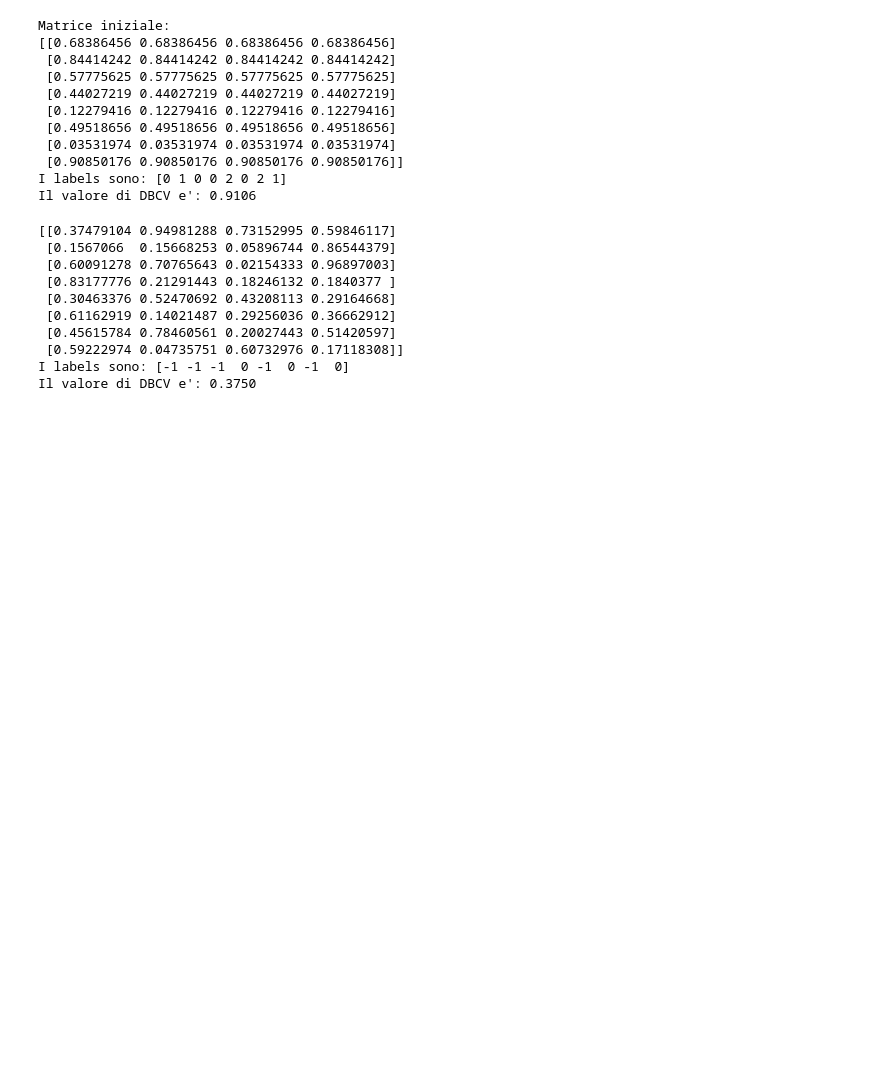
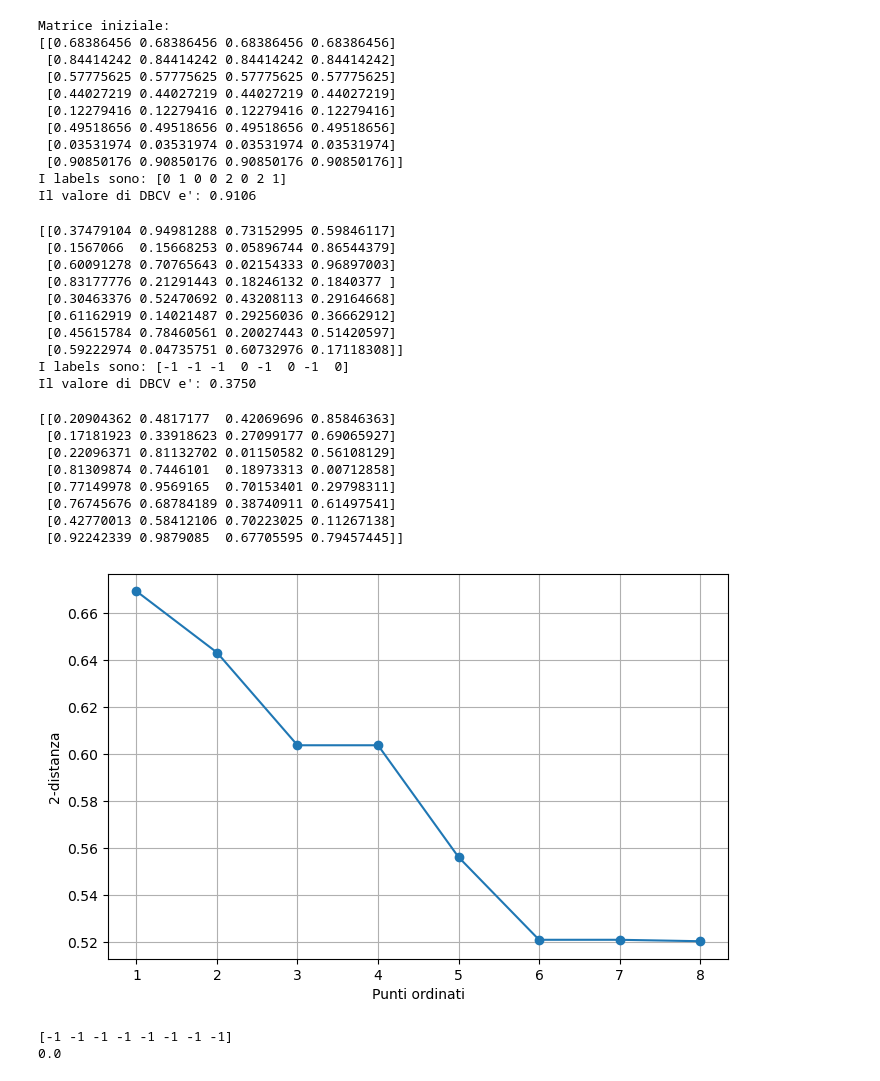
Before and after one commit to ArocchiDS/dbscan-clustering-ehr-data, a Jupyter notebook: DBSCAN_DATI_ARTIFICIALI.ipynb, the cells around one changed output. Cells and saved outputs as stored; diff of their text form; code cells hidden in the pictures; blank space fills up the shorter version.

Commit message:
Matrice zeri e uni aggiornata

```diff
--- a/DBSCAN_DATI_ARTIFICIALI.ipynb
+++ b/DBSCAN_DATI_ARTIFICIALI.ipynb
@@ -253,0 +256,61 @@ Il valore di DBCV e': 0.3750
+# %%
+num_colonne = 4
+num_righe = 8
+#matrice = np.vstack((np.zeros((4, num_colonne)), np.ones((4, num_colonne))))
+np.random.seed(22)
+matrice = np.random.uniform(0.001, 0.999, size=(8, num_colonne))
+print(matrice)
+#--
+k = 2
+nbrs = NearestNeighbors(n_neighbors = k+1).fit(matrice)
+distances, indices = nbrs.kneighbors(matrice)
+k_distances = distances[:, k]
+k_distances = np.sort(k_distances)[::-1]
+plt.figure(figsize = (8, 5))
+plt.plot(range(1, len(k_distances)+1), k_distances, marker='o', linestyle='-')
+plt.xlabel("Punti ordinati")
+plt.ylabel(f"{k}-distanza")
+plt.grid()
+plt.show()
+#--
+db = DBSCAN(eps = 0.52, min_samples = 3).fit(matrice)
+labels_iniziali = db.labels_
+valore_dbcv = dbcv.dbcv(matrice, labels_iniziali, check_duplicates = False)
+#print("Matrice iniziale: ")
+#print(matrice)
+print(labels_iniziali)
+print(valore_dbcv)
+
+#righe_modificate = set()
+#k = 2
+#for i in range(1, num_righe + 1):
+#    riga = np.random.choice([x for x in range(8) if x not in righe_modificate])
+#    nuovi_valori = np.random.uniform(0.001, 0.999, 4)
+#    matrice[riga, :] = nuovi_valori
+#    righe_modificate.add(riga)
+#    #-- Determinare il valore ottimo di Eps tramite il Sorted k-dist graph
+#    nbrs = NearestNeighbors(n_neighbors = k+1).fit(matrice)
+#    distances, indices = nbrs.kneighbors(matrice)
+#    k_distances = distances[:, k]
+#    k_distances = np.sort(k_distances)[::-1]
+#    #--
+#    db = DBSCAN(eps = 0.2, min_samples = 3).fit(matrice)
+#    new_labels = db.labels_
+#    dbcv_score = dbcv.dbcv(matrice, new_labels, check_duplicates = False)
+#
+#    print(f"Iterazione {i}:")
+#    print(matrice)
+#    print(new_labels)
+#    print(f"Il valore di DBCV e': {dbcv_score:.4f}")
+# %% [output]
+[[0.20904362 0.4817177  0.42069696 0.85846363]
+ [0.17181923 0.33918623 0.27099177 0.69065927]
+ [0.22096371 0.81132702 0.01150582 0.56108129]
+ [0.81309874 0.7446101  0.18973313 0.00712858]
+ [0.77149978 0.9569165  0.70153401 0.29798311]
+ [0.76745676 0.68784189 0.38740911 0.61497541]
+ [0.42770013 0.58412106 0.70223025 0.11267138]
+ [0.92242339 0.9879085  0.67705595 0.79457445]]
+[figure, added]
+[-1 -1 -1 -1 -1 -1 -1 -1]
+0.0
```
Also changed, not shown: parts of 1 cell of this notebook.
